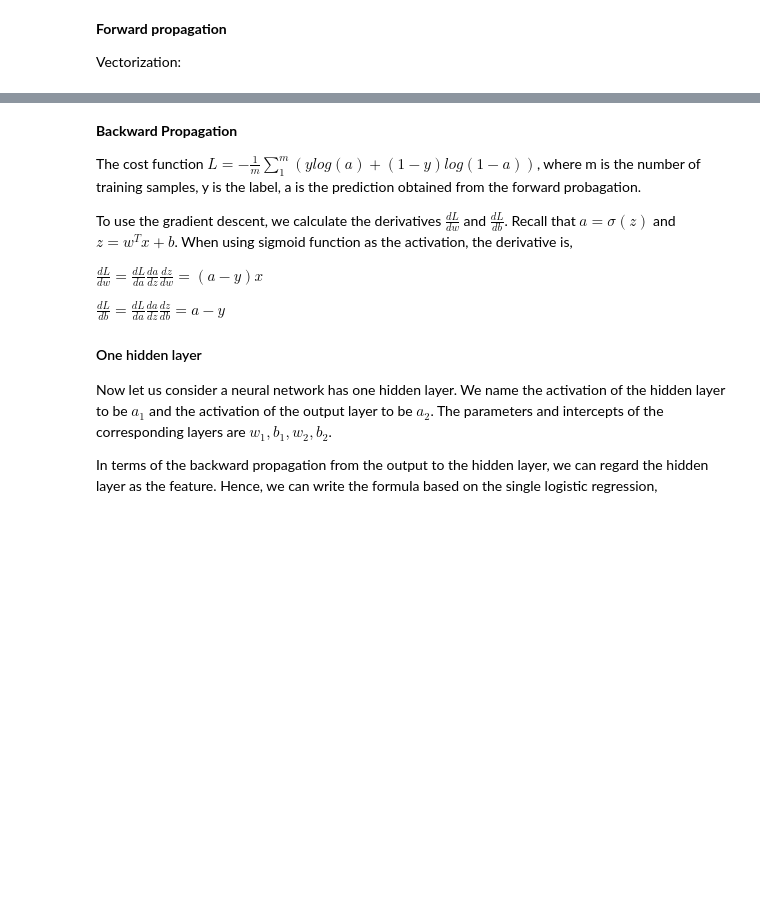
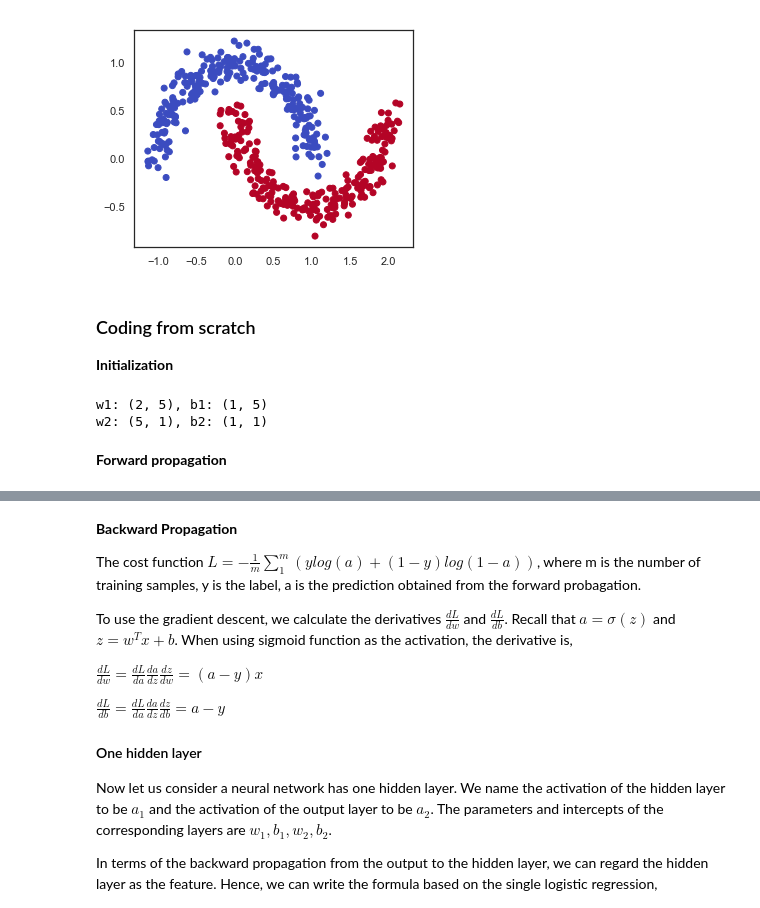
Before and after one commit to jeremy-xx/deep-learning-algorithm, a Jupyter notebook: neural_networks.ipynb, the cells around one changed output, grey strips where cells are left out. Drawn from its saved outputs; the diff is of its cells as text; code cells hidden in the pictures; blank space fills up the shorter version.

```diff
--- a/neural_networks.ipynb
+++ b/neural_networks.ipynb
@@ -73,0 +9,19 @@ W2: [1,4]   b2: [1,1]
+# %%
+%reset -f
+import numpy as np
+import matplotlib.pyplot as plt
+import seaborn as sns
+import tensorflow as tf
+from sklearn.datasets import make_moons
+
+sns.set()
+sns.set_style('white')
+# %%
+x_train,y_train = make_moons(n_samples=500,noise=0.1,random_state=0)
+y_train = np.reshape(y_train,(500,1))
+
+plt.figure(figsize=(5,4))
+plt.scatter(x_train[:,0],x_train[:,1],c=y_train.flatten(),cmap=plt.cm.coolwarm)
+plt.show()
+# %% [output]
+[figure, added]
@@ -74,4 +35,27 @@ W2: [1,4]   b2: [1,1]
+# %% [markdown]
+### Coding from scratch
+
+**Initialization**
+# %%
+def initialize_parameters(n_hidden_units, verbose=False, random_state=None):
+
+    np.random.seed(random_state)
+
+    parameters = {}
+
+    parameters['w1'] = np.random.randn(2,n_hidden_units)
+    parameters['b1'] = np.zeros((1,n_hidden_units))
+    parameters['w2'] = np.random.randn(n_hidden_units,1)
+    parameters['b2'] = np.zeros((1,1))
+
+    if verbose:
+        print("w1: {}, b1: {}".format(parameters['w1'].shape,parameters['b1'].shape))
+        print("w2: {}, b2: {}".format(parameters['w2'].shape,parameters['b2'].shape))
+    return parameters
+
+parameters = initialize_parameters(5, verbose=True)
+# %% [output]
+w1: (2, 5), b1: (1, 5)
+w2: (5, 1), b2: (1, 1)
 # %% [markdown]
 **Forward propagation**
-
-Vectorization:
```
Also changed, not shown: parts of 28 cells of this notebook, 1 other file.
